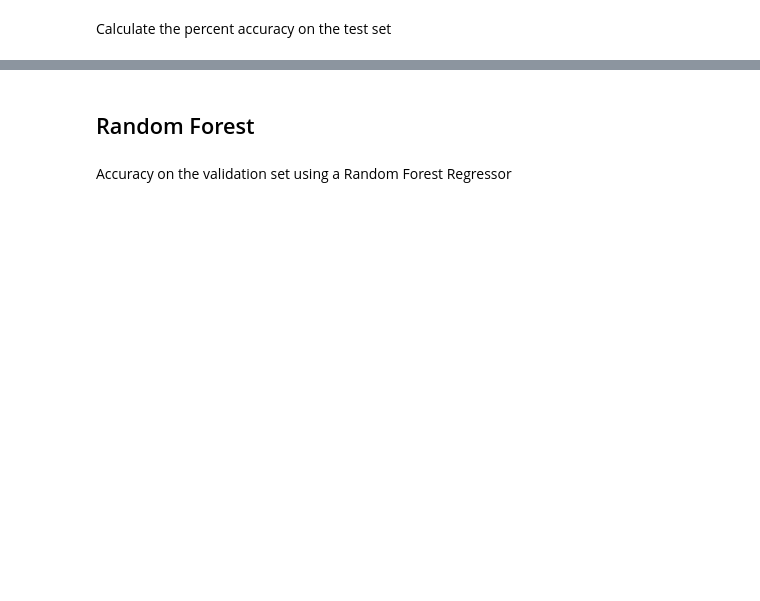
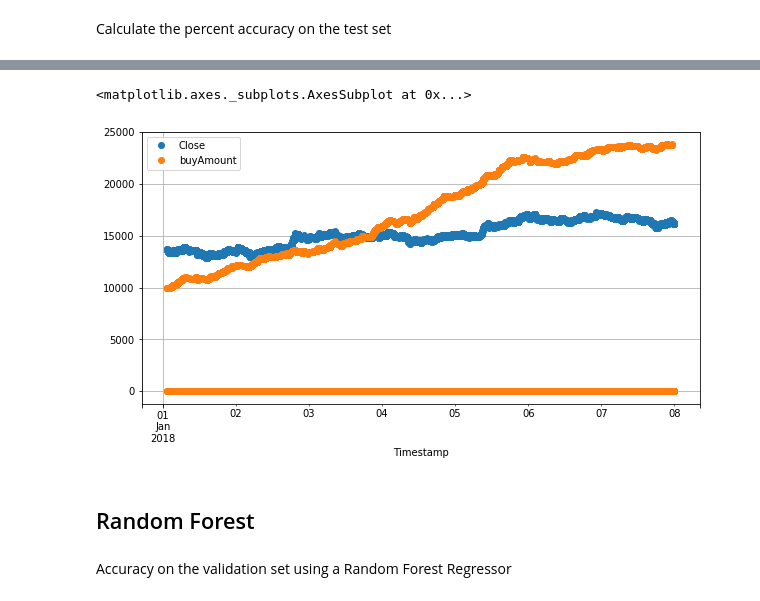
Before and after one commit to iaghidro/stock-predictor, a Jupyter notebook: fastAI/binaryClassificationBTC.ipynb, the cells around one changed output, grey strips where cells are left out. Cells and saved outputs as stored; diff of their text form; code cells hidden in the pictures; blank space fills up the shorter version.

```diff
--- a/fastAI/binaryClassificationBTC.ipynb
+++ b/fastAI/binaryClassificationBTC.ipynb
@@ -404,5 +710,8 @@ newdf.tail(10)
 # %%
-newdf.plot(x='Timestamp', y=['Close'], style='o',figsize=(10,5), grid=True)
+newdf.plot(x='Timestamp', y=['Close', 'buyAmount'], style='o',figsize=(10,5), grid=True)
+# %% [output]
+<matplotlib.axes._subplots.AxesSubplot at 0x...>
+[figure, added]
 # %%
 # csv_fn=f'{PATH}/tmp/sub4.csv'
 # sub.to_csv(csv_fn, index=False)
```
Also changed, not shown: parts of 45 cells of this notebook, 1 other file.
